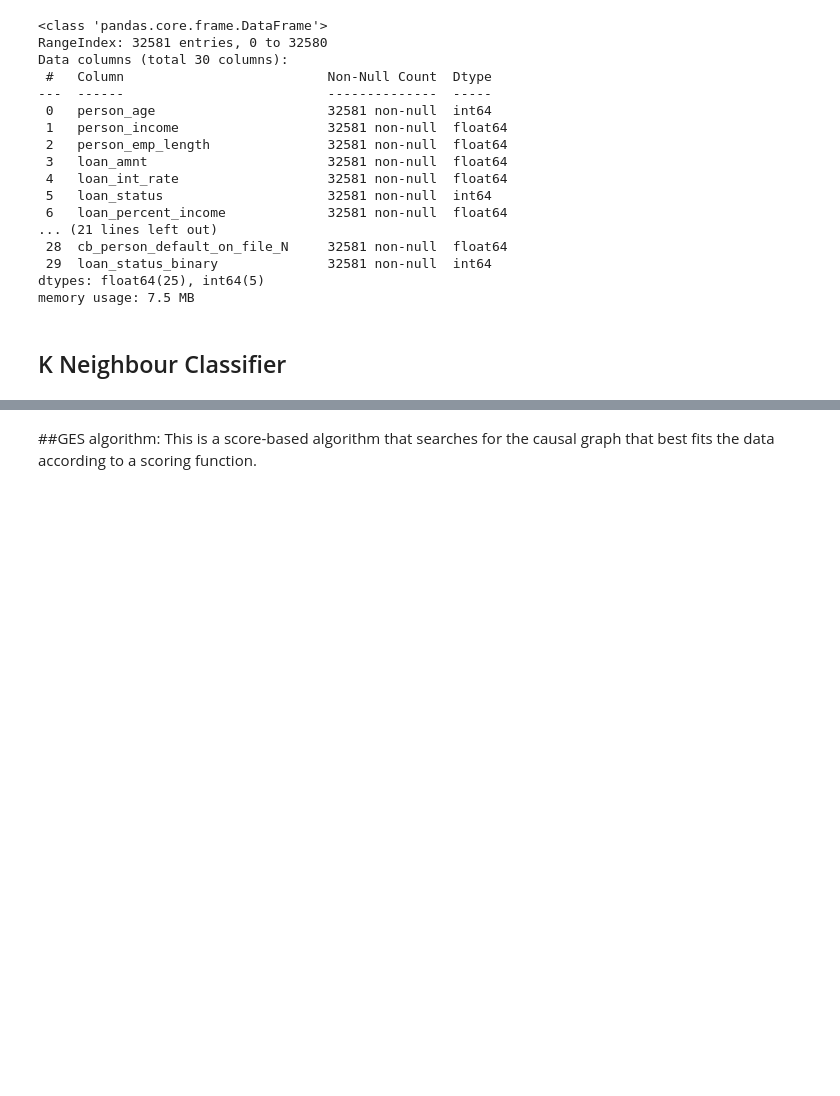
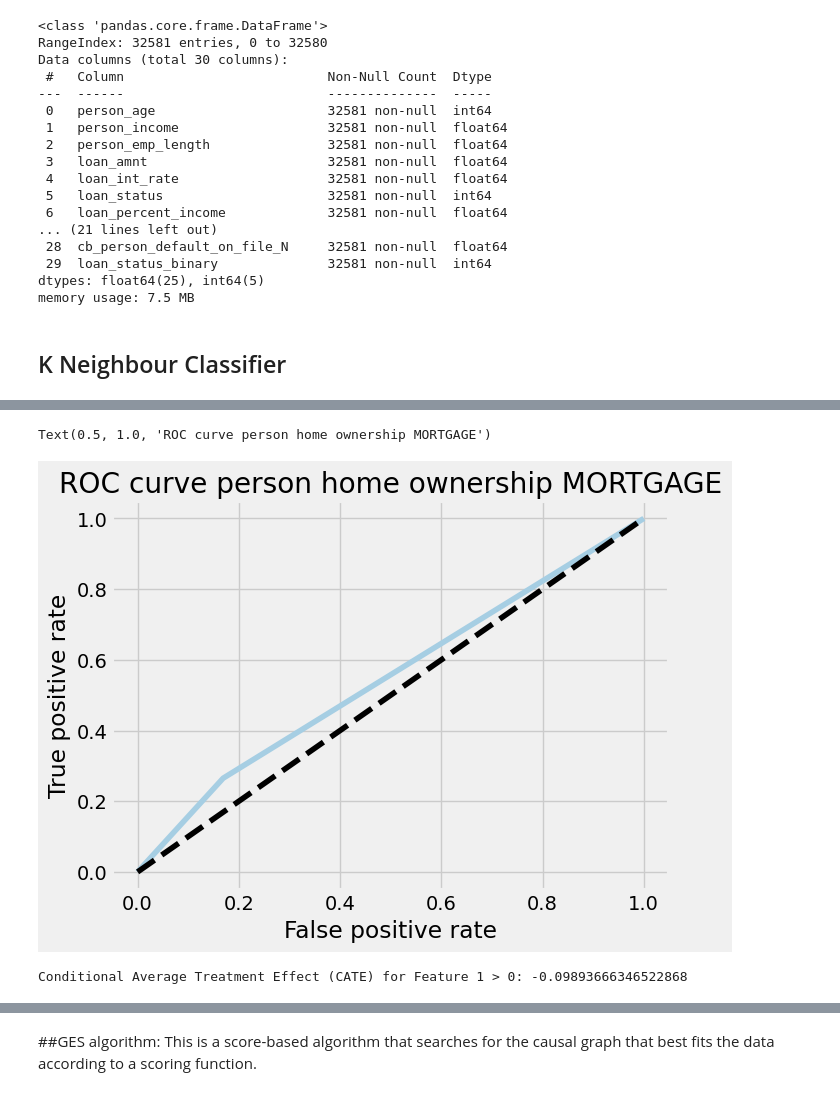
Before and after one commit to dzrich/PhD_Research_in_CausalML, a Jupyter notebook: CausalML.ipynb, the cells around one changed output, grey strips where cells are left out. Saved outputs shown, nothing was run; the diff lists cells and outputs as text; code cells hidden in the pictures; blank space fills up the shorter version.

```diff
--- a/CausalML.ipynb
+++ b/CausalML.ipynb
@@ -1146,0 +1178,17 @@ AttributeError: Cannot use a classifier as a first stage model when the target i
+# %%
+from sklearn.metrics import confusion_matrix, accuracy_score
+
+
+
+# Convert predicted treatment effects to binary labels (e.g., >0 means treatment is favorable)
+binary_treatment_preds = (treatment_effects < -0.081).astype(int)
+
+# Compare predicted binary outcomes with true binary outcomes (Y_test)
+conf_matrix = confusion_matrix(Y_test, binary_treatment_preds)
+accuracy = accuracy_score(Y_test, binary_treatment_preds)
+
+print("Confusion Matrix:")
+print(conf_matrix)
+print("\nAccuracy of Treatment Prediction:", accuracy)
+
+print("\nAccuracy of Treatment Prediction:",classification_report(Y_test, binary_treatment_preds))
@@ -1146,0 +1210,17 @@ AttributeError: Cannot use a classifier as a first stage model when the target i
+# %%
+roc_curve(Y_test, binary_treatment_preds)
+fpr, tpr, thresholds = roc_curve(Y_test, binary_treatment_preds)
+plt.plot(fpr, tpr)
+plt.plot(fpr, fpr, linestyle = '--', color = 'k')
+plt.xlabel('False positive rate')
+plt.ylabel('True positive rate')
+plt.title('ROC curve person home ownership MORTGAGE')
+# %% [output]
+Text(0.5, 1.0, 'ROC curve person home ownership MORTGAGE')
+[figure, added]
+# %%
+# Conditional Average Treatment Effect for a subset where feature 1 > 0
+CATE_feature1_positive = np.mean(treatment_effects[X_test[:, 0] > 0])
+print(f"Conditional Average Treatment Effect (CATE) for Feature 1 > 0: {CATE_feature1_positive}")
+# %% [output]
+Conditional Average Treatment Effect (CATE) for Feature 1 > 0: -0.09893666346522868
```
Also changed, not shown: parts of 8 cells of this notebook.
